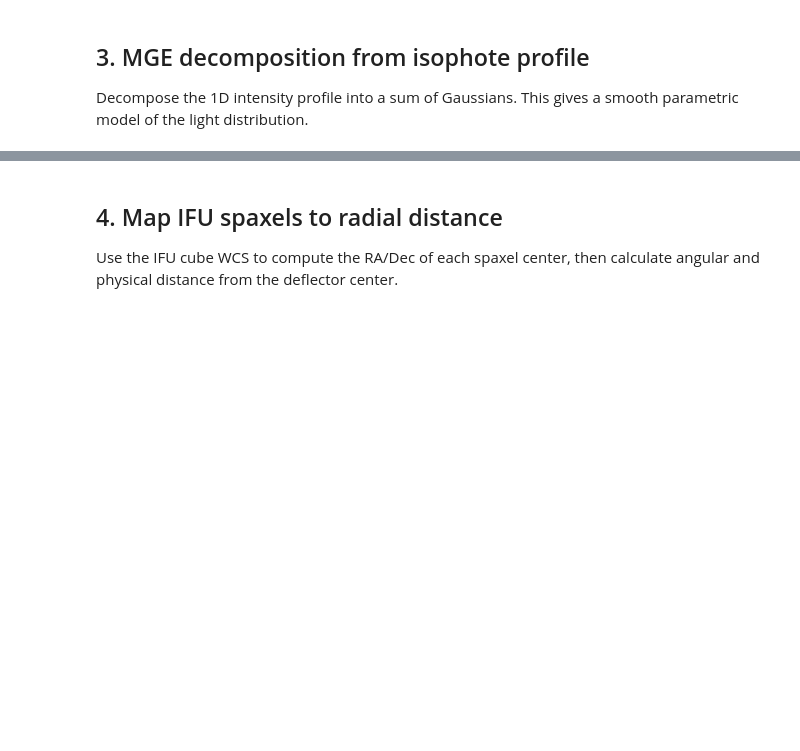
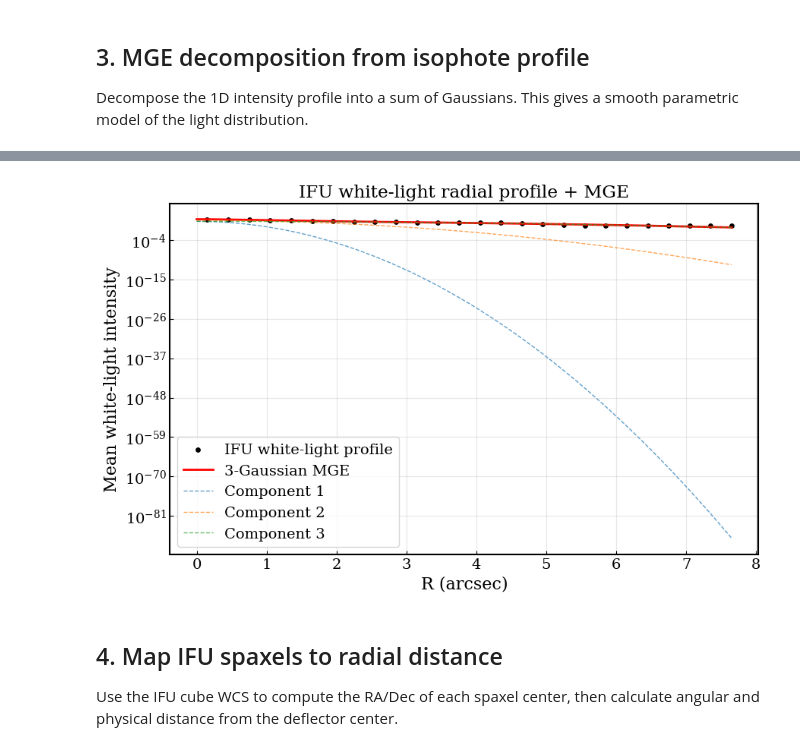
Before and after one commit to rodelcr/AGEL0206_kinematics_and_photometry, a Jupyter notebook: notebooks/05_radial_sigma_profile.ipynb, the cells around one changed output, grey strips where cells are left out. Drawn from its saved outputs; the diff is of its cells as text; code cells hidden in the pictures; blank space fills up the shorter version.

```diff
--- a/notebooks/05_radial_sigma_profile.ipynb
+++ b/notebooks/05_radial_sigma_profile.ipynb
@@ -327,0 +164,78 @@ MGE fit (3 Gaussians):
+# %%
+# Build 1D radial light profile from the IFU white-light image
+# and fit a multi-Gaussian expansion (MGE)
+from scipy.optimize import curve_fit
+
+def multi_gaussian_1d(r, *params):
+    """Sum of N Gaussians: params = [A1, sigma1, A2, sigma2, ...]"""
+    n_gauss = len(params) // 2
+    result = np.zeros_like(r, dtype=float)
+    for i in range(n_gauss):
+        A = params[2*i]
+        sigma = params[2*i + 1]
+        result += A * np.exp(-r**2 / (2 * sigma**2))
+    return result
+
+# Build radial profile from the white-light image
+# Use the spaxel radial distance grid (r_arcsec_spax) computed below,
+# or compute it here directly from the white-light image
+from scipy.ndimage import uniform_filter1d
+
+# Radial distance of each pixel in the wide white-light image
+yy_wl, xx_wl = np.mgrid[0:whitelight_wide.shape[0], 0:whitelight_wide.shape[1]]
+# Convert pixel distances to arcsec (approximate using IFU spaxel scale)
+# Get spaxel scale from WCS
+ra_00, dec_00 = wcs_ifu_2d.pixel_to_world_values(x_wide.start, y_wide.start)
+ra_01, dec_01 = wcs_ifu_2d.pixel_to_world_values(x_wide.start+1, y_wide.start)
+spax_scale = abs(ra_01 - ra_00) * np.cos(np.radians(dec_00)) * 3600  # arcsec per spaxel
+print(f"IFU spaxel scale: {spax_scale:.3f} arcsec/spaxel")
+
+r_pix = np.sqrt((xx_wl - dx_peak)**2 + (yy_wl - dy_peak)**2)
+r_arcsec_wl = r_pix * spax_scale
+
+# Bin the white-light image into radial annuli
+r_bin_edges = np.arange(0, 8, 0.3)  # 0.3 arcsec bins out to 8 arcsec
+r_profile = []
+I_profile = []
+for j in range(len(r_bin_edges) - 1):
+    mask = (r_arcsec_wl >= r_bin_edges[j]) & (r_arcsec_wl < r_bin_edges[j+1])
+    if np.sum(mask) > 0:
+        r_profile.append((r_bin_edges[j] + r_bin_edges[j+1]) / 2)
+        I_profile.append(np.mean(whitelight_wide[mask]))
+r_fit = np.array(r_profile)
+I_fit = np.array(I_profile)
+print(f"Built radial profile from {len(r_fit)} annuli")
+
+# Fit 3-Gaussian MGE
+n_gauss = 3
+p0 = [I_fit[0] * 1.0, 0.3, I_fit[0] * 0.3, 1.0, I_fit[0] * 0.05, 3.0]
+bounds_lo = [0] * (2 * n_gauss)
+bounds_hi = [np.inf, 10.0] * n_gauss
+
+try:
+    popt, pcov = curve_fit(multi_gaussian_1d, r_fit, I_fit, p0=p0,
+                            bounds=(bounds_lo, bounds_hi), maxfev=10000)
+    print(f"MGE fit ({n_gauss} Gaussians):")
+    for i in range(n_gauss):
+        print(f"  Component {i+1}: A={popt[2*i]:.1f}, sigma={popt[2*i+1]:.3f} arcsec ({popt[2*i+1]*kpc_per_arcsec:.2f} kpc)")
+except Exception as e:
+    print(f"MGE fit failed: {e}")
+    popt = None
+
+# Plot
+fig, ax = plt.subplots(figsize=(10, 6))
+ax.scatter(r_fit, I_fit, c="k", s=15, label="IFU white-light profile")
+if popt is not None:
+    r_model = np.linspace(0, r_fit.max(), 200)
+    ax.plot(r_model, multi_gaussian_1d(r_model, *popt), "r-", lw=2, label=f"{n_gauss}-Gaussian MGE")
+    for i in range(n_gauss):
+        comp = popt[2*i] * np.exp(-r_model**2 / (2 * popt[2*i+1]**2))
+        ax.plot(r_model, comp, "--", lw=1, alpha=0.7, label=f"Component {i+1}")
+ax.set_xlabel("R (arcsec)")
+ax.set_ylabel("Mean white-light intensity")
+ax.set_yscale("log")
+ax.legend()
+ax.set_title("IFU white-light radial profile + MGE")
+ax.grid(alpha=0.3)
+plt.show()
+# %% [output]
@@ -328,3 +248,4 @@ MGE fit (3 Gaussians):
+[figure, added]
 # %% [markdown]
 ## 4. Map IFU spaxels to radial distance
 
```
Also changed, not shown: parts of 16 cells of this notebook.
